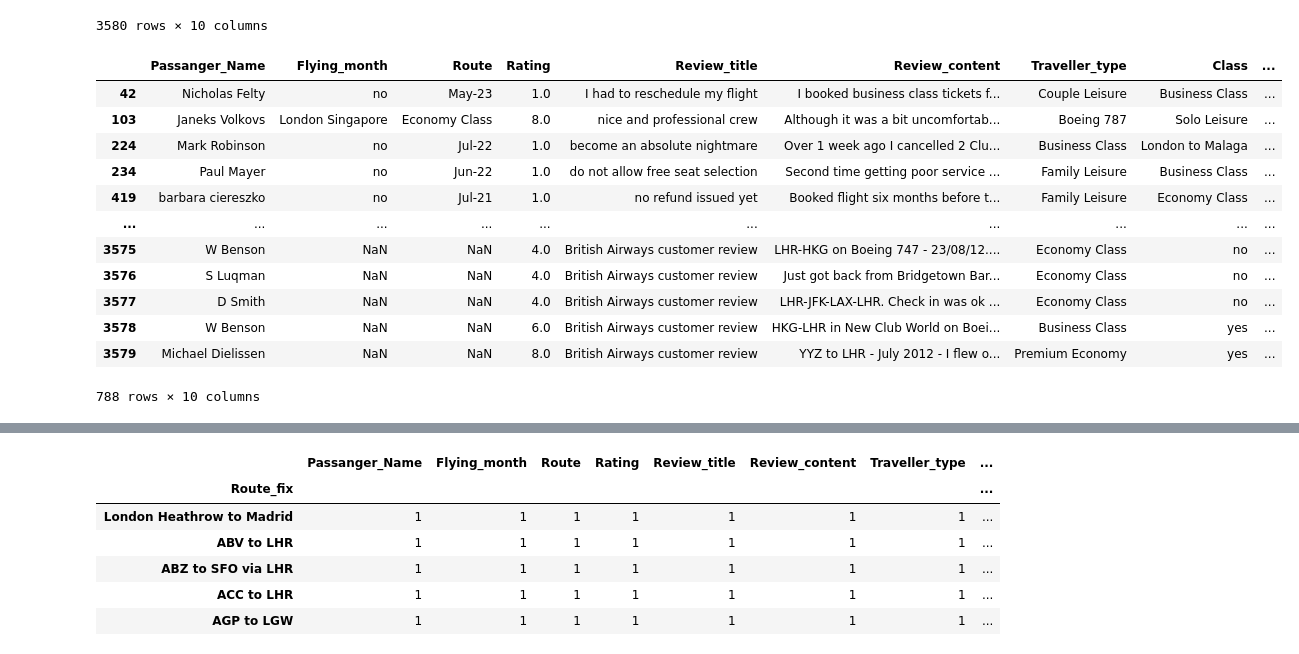
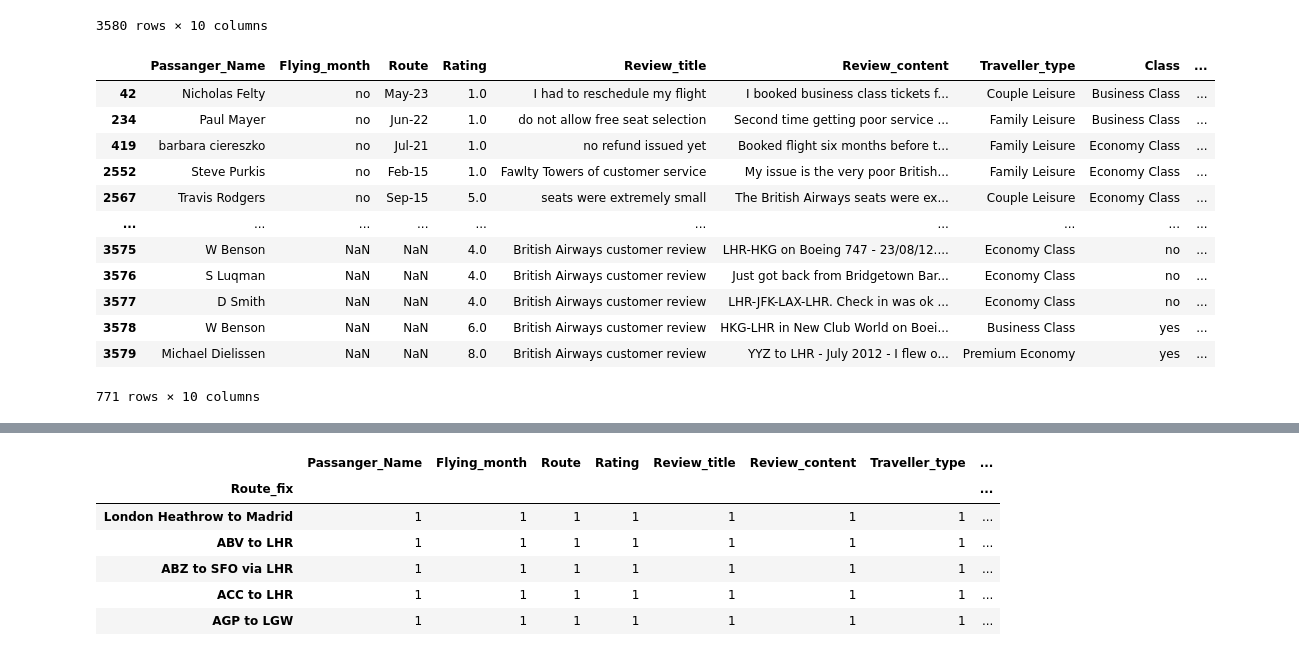
Before and after one commit to elkinbarretorojas/data_science, a Jupyter notebook: airline/airline.ipynb, the cells around one changed output, grey strips where cells are left out. Saved outputs shown, nothing was run; the diff lists cells and outputs as text; code cells hidden in the pictures.

```diff
--- a/airline/airline.ipynb
+++ b/airline/airline.ipynb
@@ -238,16 +240,16 @@ airline_data
 # %%
-airline_data[~airline_data['Route_fix'].str.contains('to', na=False)]
+airline_data[(~airline_data['Route_fix'].str.contains('|'.join(['to','London','LHR','Edinburgh']), na=False))]
 # %% [output]
 |  | Passanger_Name | Flying_month | Route | Rating | Review_title | Review_content | Traveller_type | Class | ... |
 | 42 | Nicholas Felty | no | May-23 | 1.0 | I had to reschedule my flight | I booked business class tickets f... | Couple Leisure | Business Class | ... |
-| 103 | Janeks Volkovs | London Singapore | Economy Class | 8.0 | nice and professional crew | Although it was a bit uncomfortab... | Boeing 787 | Solo Leisure | ... |
-| 224 | Mark Robinson | no | Jul-22 | 1.0 | become an absolute nightmare | Over 1 week ago I cancelled 2 Clu... | Business Class | London to Malaga | ... |
 | 234 | Paul Mayer | no | Jun-22 | 1.0 | do not allow free seat selection | Second time getting poor service ... | Family Leisure | Business Class | ... |
 | 419 | barbara ciereszko | no | Jul-21 | 1.0 | no refund issued yet | Booked flight six months before t... | Family Leisure | Economy Class | ... |
+| 2552 | Steve Purkis | no | Feb-15 | 1.0 | Fawlty Towers of customer service | My issue is the very poor British... | Family Leisure | Economy Class | ... |
+| 2567 | Travis Rodgers | no | Sep-15 | 5.0 | seats were extremely small | The British Airways seats were ex... | Couple Leisure | Economy Class | ... |
 | ... | ... | ... | ... | ... | ... | ... | ... | ... | ... |
 | 3575 | W Benson | NaN | NaN | 4.0 | British Airways customer review | LHR-HKG on Boeing 747 - 23/08/12.... | Economy Class | no | ... |
 | 3576 | S Luqman | NaN | NaN | 4.0 | British Airways customer review | Just got back from Bridgetown Bar... | Economy Class | no | ... |
 | 3577 | D Smith | NaN | NaN | 4.0 | British Airways customer review | LHR-JFK-LAX-LHR. Check in was ok ... | Economy Class | no | ... |
 | 3578 | W Benson | NaN | NaN | 6.0 | British Airways customer review | HKG-LHR in New Club World on Boei... | Business Class | yes | ... |
 | 3579 | Michael Dielissen | NaN | NaN | 8.0 | British Airways customer review | YYZ to LHR - July 2012 - I flew o... | Premium Economy | yes | ... |
-788 rows × 10 columns
+771 rows × 10 columns
```
Also changed, not shown: parts of 5 cells of this notebook.
